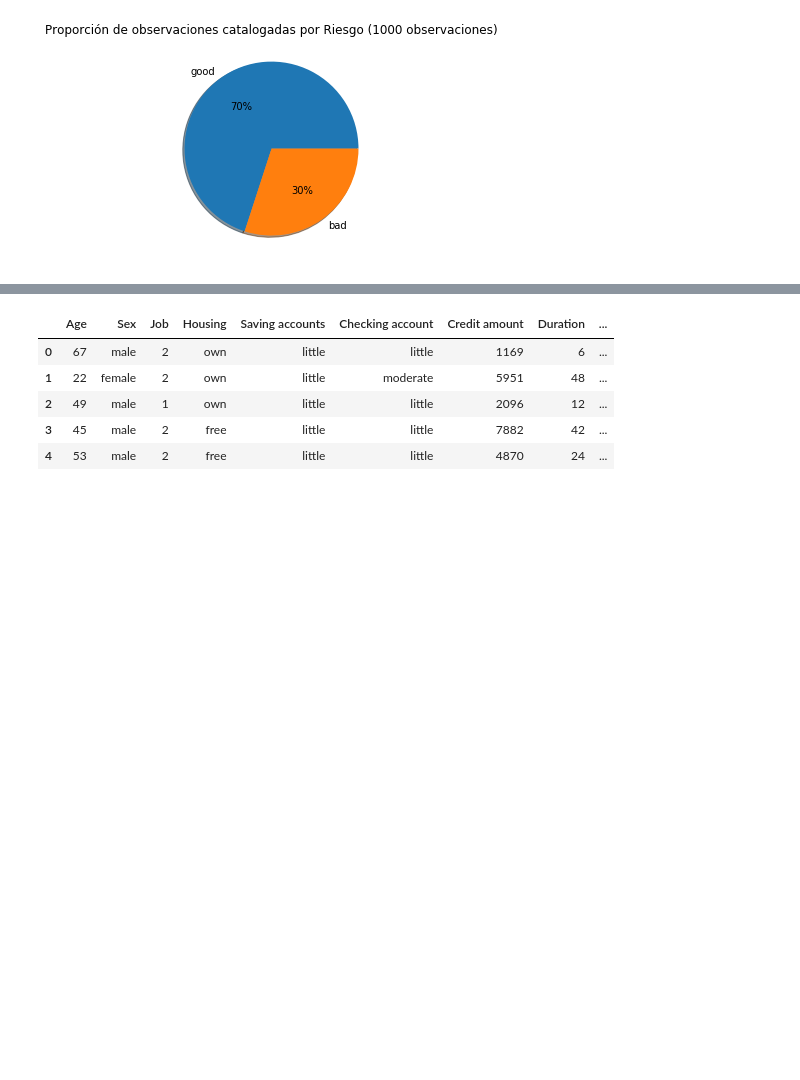
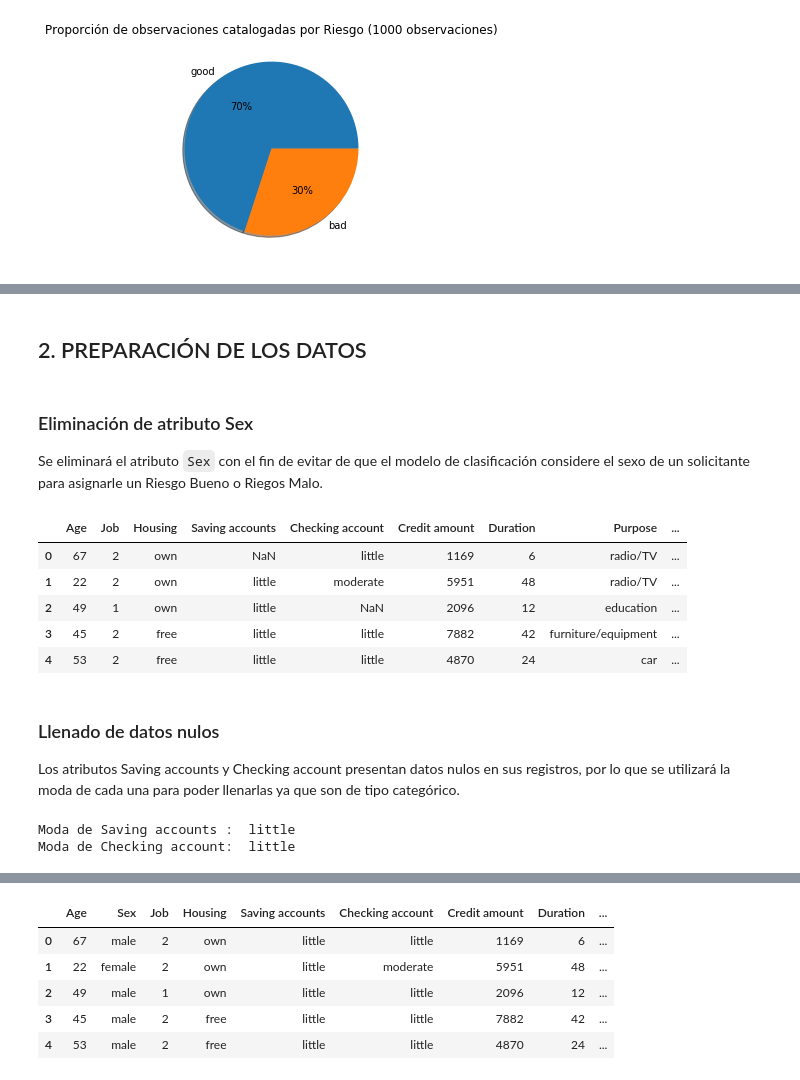
Before and after one commit to aLucaz/predicting-credit-risk, a Jupyter notebook: predict_models_credit_risk.ipynb, the cells around one changed output, grey strips where cells are left out. Saved outputs shown, nothing was run; the diff lists cells and outputs as text; code cells hidden in the pictures; blank space fills up the shorter version.

Commit message:
avance en preprocesamiento de la data

```diff
--- a/predict_models_credit_risk.ipynb
+++ b/predict_models_credit_risk.ipynb
@@ -149,0 +163,24 @@ stats.mode(data_ca)
+# %% [markdown]
+## 2. PREPARACIÓN DE LOS DATOS
+# %% [markdown]
+### Eliminación de atributo Sex
+Se eliminará el atributo `Sex` con el fin de evitar de que el modelo de clasificación considere el sexo de un solicitante para asignarle un Riesgo Bueno o Riegos Malo.
+# %%
+clean_data = data.drop(labels="Sex", axis=1, inplace=False)
+clean_data.head()
+# %% [output]
+|  | Age | Job | Housing | Saving accounts | Checking account | Credit amount | Duration | Purpose | ... |
+| 0 | 67 | 2 | own | NaN | little | 1169 | 6 | radio/TV | ... |
+| 1 | 22 | 2 | own | little | moderate | 5951 | 48 | radio/TV | ... |
+| 2 | 49 | 1 | own | little | NaN | 2096 | 12 | education | ... |
+| 3 | 45 | 2 | free | little | little | 7882 | 42 | furniture/equipment | ... |
+| 4 | 53 | 2 | free | little | little | 4870 | 24 | car | ... |
+# %% [markdown]
+### Llenado de datos nulos
+Los atributos Saving accounts y Checking account presentan datos nulos en sus registros, por lo que se utilizará la moda de cada una para poder llenarlas ya que son de tipo categórico.
+# %%
+print("Moda de Saving accounts : ", clean_data["Saving accounts"].mode()[0])
+print("Moda de Checking account: ", clean_data["Checking account"].mode()[0])
+# %% [output]
+Moda de Saving accounts :  little
+Moda de Checking account:  little
```
Also changed, not shown: parts of 14 cells of this notebook.
